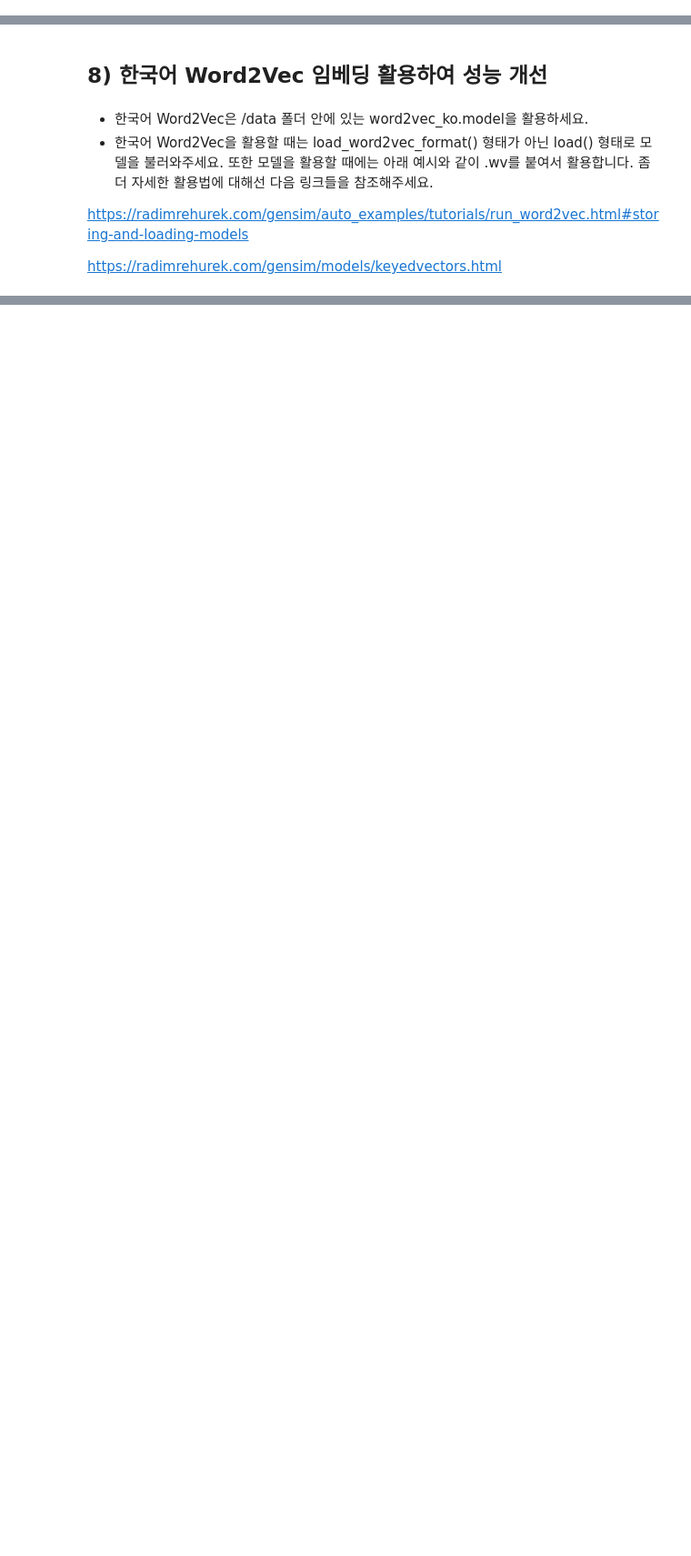
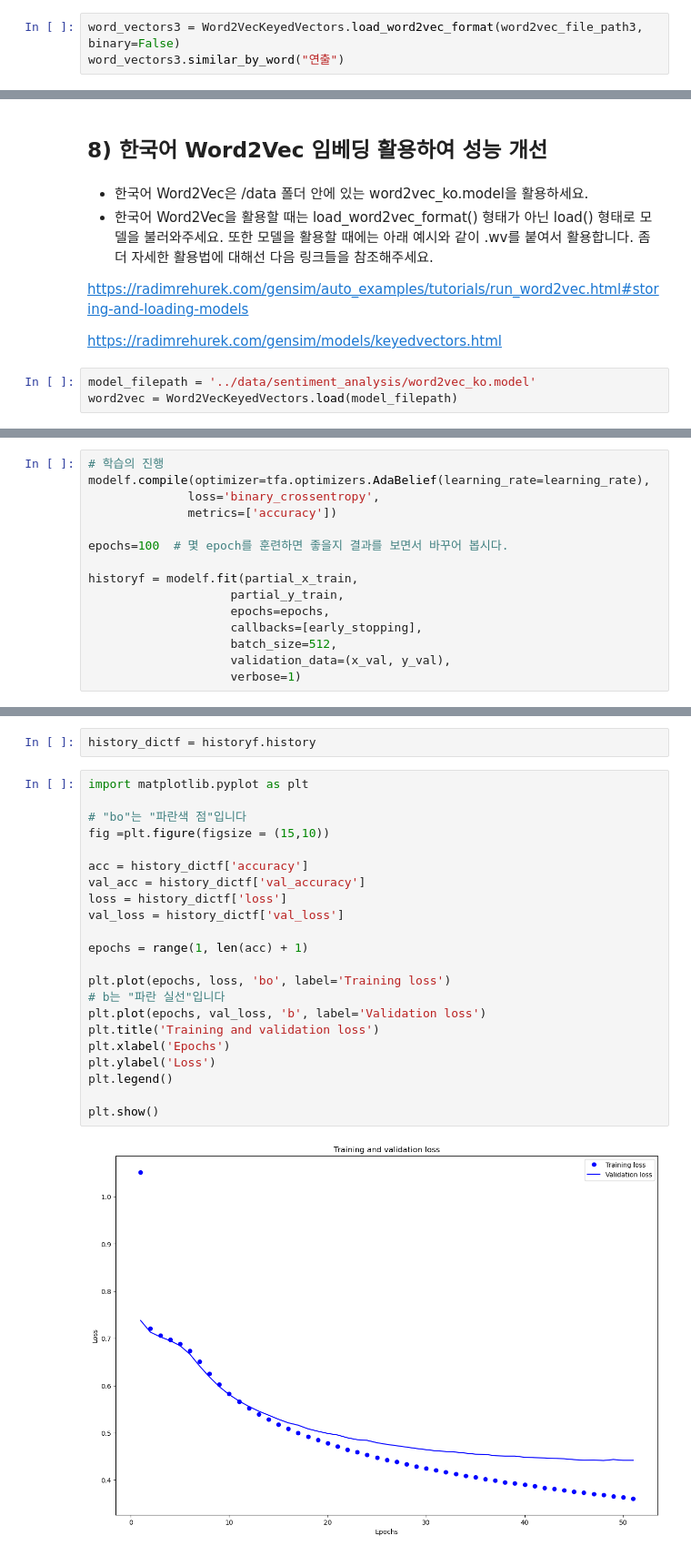
Before and after one commit to seuyon0101/aiffel, a Jupyter notebook: [E-08] 영화리뷰 텍스트 감성부석하기.ipynb, the cells around one changed output, grey strips where cells are left out. Shown at 91% size. Cells and saved outputs as stored; diff of their text form; blank space fills up the shorter version.

```diff
--- a/[E-08] 영화리뷰 텍스트 감성부석하기.ipynb
+++ b/[E-08] 영화리뷰 텍스트 감성부석하기.ipynb
@@ -231,0 +833,3 @@ def get_decoded_sentences(encoded_sentences, index_to_word):
+# %%
+word_vectors3 = Word2VecKeyedVectors.load_word2vec_format(word2vec_file_path3, binary=False)
+word_vectors3.similar_by_word("연출")
@@ -238,3 +872,6 @@ def get_decoded_sentences(encoded_sentences, index_to_word):
 https://radimrehurek.com/gensim/auto_examples/tutorials/run_word2vec.html#storing-and-loading-models
 
 https://radimrehurek.com/gensim/models/keyedvectors.html
+# %%
+model_filepath = '../data/sentiment_analysis/word2vec_ko.model'
+word2vec = Word2VecKeyedVectors.load(model_filepath)
@@ -245,0 +942,15 @@ https://radimrehurek.com/gensim/models/keyedvectors.html
+# %%
+# 학습의 진행
+modelf.compile(optimizer=tfa.optimizers.AdaBelief(learning_rate=learning_rate),
+              loss='binary_crossentropy',
+              metrics=['accuracy'])
+
+epochs=100  # 몇 epoch를 훈련하면 좋을지 결과를 보면서 바꾸어 봅시다.
+
+historyf = modelf.fit(partial_x_train,
+                    partial_y_train,
+                    epochs=epochs,
+                    callbacks=[early_stopping],
+                    batch_size=512,
+                    validation_data=(x_val, y_val),
+                    verbose=1)
@@ -245,0 +982,26 @@ https://radimrehurek.com/gensim/models/keyedvectors.html
+# %%
+history_dictf = historyf.history
+# %%
+import matplotlib.pyplot as plt
+
+# "bo"는 "파란색 점"입니다
+fig =plt.figure(figsize = (15,10))
+
+acc = history_dictf['accuracy']
+val_acc = history_dictf['val_accuracy']
+loss = history_dictf['loss']
+val_loss = history_dictf['val_loss']
+
+epochs = range(1, len(acc) + 1)
+
+plt.plot(epochs, loss, 'bo', label='Training loss')
+# b는 "파란 실선"입니다
+plt.plot(epochs, val_loss, 'b', label='Validation loss')
+plt.title('Training and validation loss')
+plt.xlabel('Epochs')
+plt.ylabel('Loss')
+plt.legend()
+
+plt.show()
+# %% [output]
+[figure, added]
```
Also changed, not shown: parts of 94 cells of this notebook.
